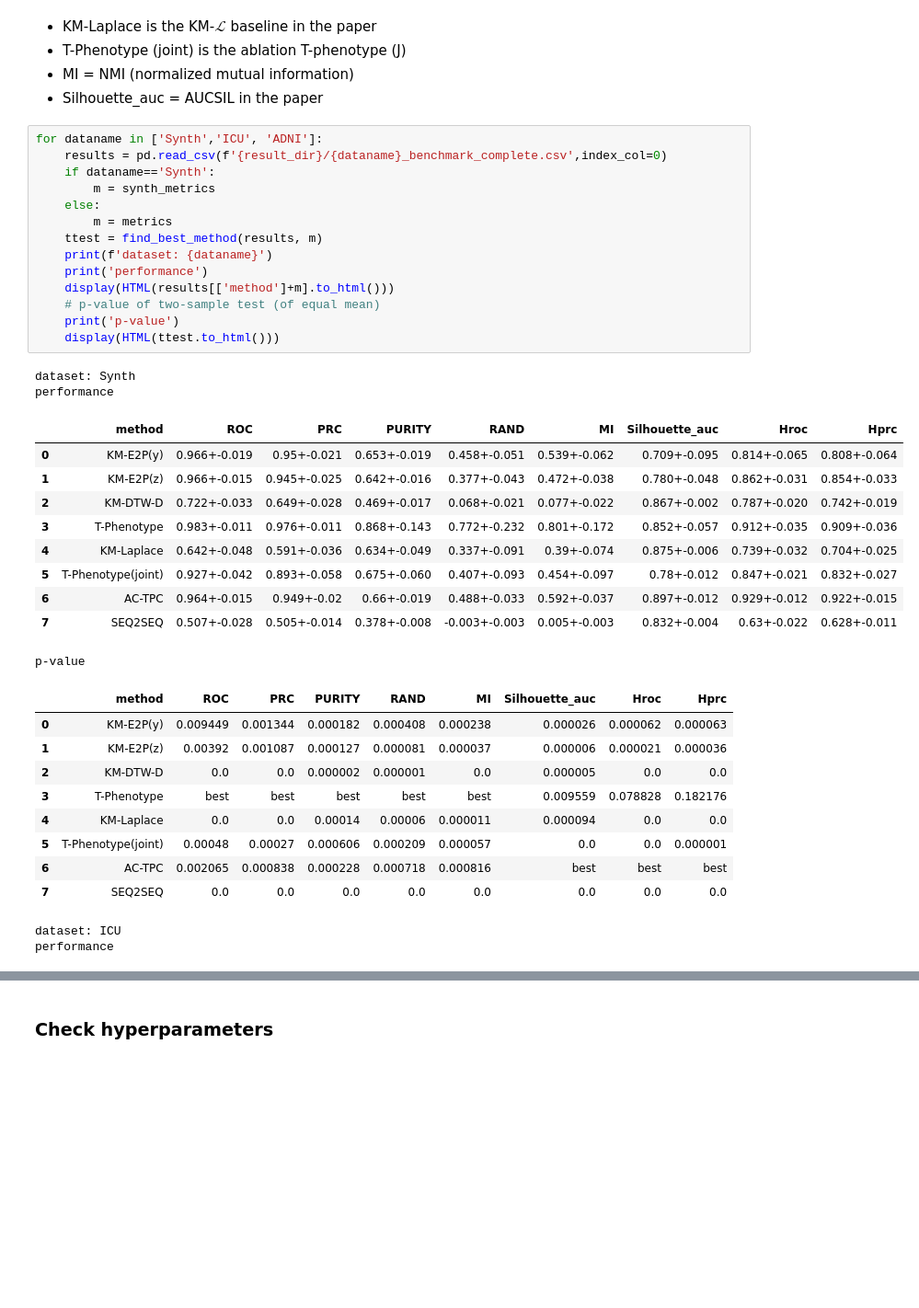
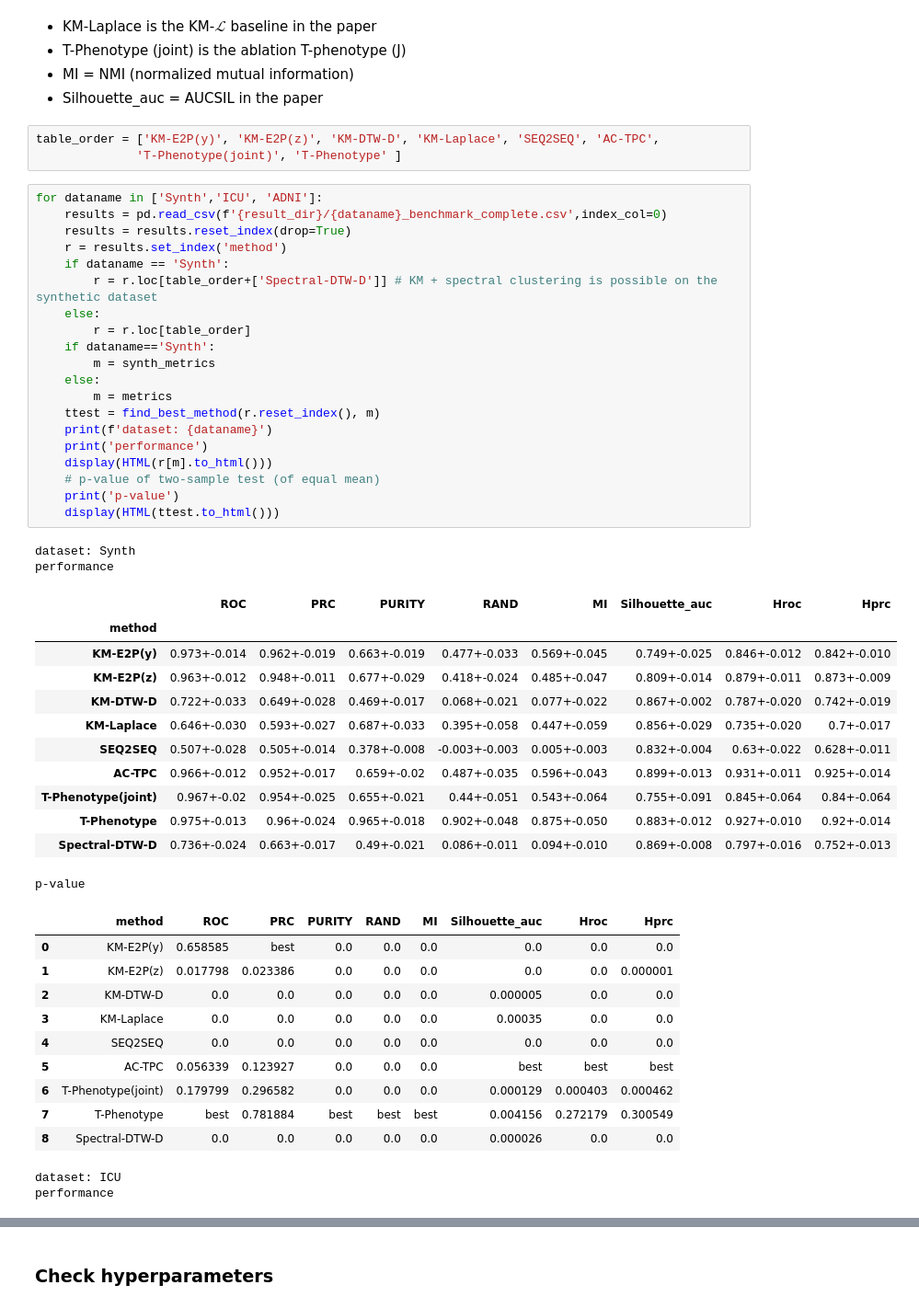
Before and after one commit to yvchao/tphenotype, a Jupyter notebook: notebooks/benchmark/summary.ipynb, the cells around one changed output, grey strips where cells are left out. Shown at 92% size. Saved outputs shown, nothing was run; the diff lists cells and outputs as text; blank space fills up the shorter version.

Commit message:
experiment: update results

```diff
--- a/notebooks/benchmark/Summary.ipynb
+++ b/notebooks/benchmark/summary.ipynb
@@ -26,41 +27,53 @@ result_dir = 'benchmark_results'
 - T-Phenotype (joint) is the ablation T-phenotype (J)
 - MI = NMI (normalized mutual information)
 - Silhouette_auc = AUCSIL in the paper
+# %%
+table_order = ['KM-E2P(y)', 'KM-E2P(z)', 'KM-DTW-D', 'KM-Laplace', 'SEQ2SEQ', 'AC-TPC',
+              'T-Phenotype(joint)', 'T-Phenotype' ]
 # %%
 for dataname in ['Synth','ICU', 'ADNI']:
     results = pd.read_csv(f'{result_dir}/{dataname}_benchmark_complete.csv',index_col=0)
+    results = results.reset_index(drop=True)
+    r = results.set_index('method')
+    if dataname == 'Synth':
+        r = r.loc[table_order+['Spectral-DTW-D']] # KM + spectral clustering is possible on the synthetic dataset
+    else:
+        r = r.loc[table_order]
     if dataname=='Synth':
         m = synth_metrics
     else:
         m = metrics
-    ttest = find_best_method(results, m)
+    ttest = find_best_method(r.reset_index(), m)
     print(f'dataset: {dataname}')
     print('performance')
-    display(HTML(results[['method']+m].to_html()))
+    display(HTML(r[m].to_html()))
     # p-value of two-sample test (of equal mean)
     print('p-value')
     display(HTML(ttest.to_html()))
 # %% [output]
 dataset: Synth
 performance
-|  | method | ROC | PRC | PURITY | RAND | MI | Silhouette_auc | Hroc | Hprc |
-| 0 | KM-E2P(y) | 0.966+-0.019 | 0.95+-0.021 | 0.653+-0.019 | 0.458+-0.051 | 0.539+-0.062 | 0.709+-0.095 | 0.814+-0.065 | 0.808+-0.064 |
-| 1 | KM-E2P(z) | 0.966+-0.015 | 0.945+-0.025 | 0.642+-0.016 | 0.377+-0.043 | 0.472+-0.038 | 0.780+-0.048 | 0.862+-0.031 | 0.854+-0.033 |
-| 2 | KM-DTW-D | 0.722+-0.033 | 0.649+-0.028 | 0.469+-0.017 | 0.068+-0.021 | 0.077+-0.022 | 0.867+-0.002 | 0.787+-0.020 | 0.742+-0.019 |
-| 3 | T-Phenotype | 0.983+-0.011 | 0.976+-0.011 | 0.868+-0.143 | 0.772+-0.232 | 0.801+-0.172 | 0.852+-0.057 | 0.912+-0.035 | 0.909+-0.036 |
-| 4 | KM-Laplace | 0.642+-0.048 | 0.591+-0.036 | 0.634+-0.049 | 0.337+-0.091 | 0.39+-0.074 | 0.875+-0.006 | 0.739+-0.032 | 0.704+-0.025 |
-| 5 | T-Phenotype(joint) | 0.927+-0.042 | 0.893+-0.058 | 0.675+-0.060 | 0.407+-0.093 | 0.454+-0.097 | 0.78+-0.012 | 0.847+-0.021 | 0.832+-0.027 |
-| 6 | AC-TPC | 0.964+-0.015 | 0.949+-0.02 | 0.66+-0.019 | 0.488+-0.033 | 0.592+-0.037 | 0.897+-0.012 | 0.929+-0.012 | 0.922+-0.015 |
-| 7 | SEQ2SEQ | 0.507+-0.028 | 0.505+-0.014 | 0.378+-0.008 | -0.003+-0.003 | 0.005+-0.003 | 0.832+-0.004 | 0.63+-0.022 | 0.628+-0.011 |
+|  | ROC | PRC | PURITY | RAND | MI | Silhouette_auc | Hroc | Hprc |
+| method |  |  |  |  |  |  |  |  |
+| KM-E2P(y) | 0.973+-0.014 | 0.962+-0.019 | 0.663+-0.019 | 0.477+-0.033 | 0.569+-0.045 | 0.749+-0.025 | 0.846+-0.012 | 0.842+-0.010 |
+| KM-E2P(z) | 0.963+-0.012 | 0.948+-0.011 | 0.677+-0.029 | 0.418+-0.024 | 0.485+-0.047 | 0.809+-0.014 | 0.879+-0.011 | 0.873+-0.009 |
+| KM-DTW-D | 0.722+-0.033 | 0.649+-0.028 | 0.469+-0.017 | 0.068+-0.021 | 0.077+-0.022 | 0.867+-0.002 | 0.787+-0.020 | 0.742+-0.019 |
+| KM-Laplace | 0.646+-0.030 | 0.593+-0.027 | 0.687+-0.033 | 0.395+-0.058 | 0.447+-0.059 | 0.856+-0.029 | 0.735+-0.020 | 0.7+-0.017 |
+| SEQ2SEQ | 0.507+-0.028 | 0.505+-0.014 | 0.378+-0.008 | -0.003+-0.003 | 0.005+-0.003 | 0.832+-0.004 | 0.63+-0.022 | 0.628+-0.011 |
+| AC-TPC | 0.966+-0.012 | 0.952+-0.017 | 0.659+-0.02 | 0.487+-0.035 | 0.596+-0.043 | 0.899+-0.013 | 0.931+-0.011 | 0.925+-0.014 |
+| T-Phenotype(joint) | 0.967+-0.02 | 0.954+-0.025 | 0.655+-0.021 | 0.44+-0.051 | 0.543+-0.064 | 0.755+-0.091 | 0.845+-0.064 | 0.84+-0.064 |
+| T-Phenotype | 0.975+-0.013 | 0.96+-0.024 | 0.965+-0.018 | 0.902+-0.048 | 0.875+-0.050 | 0.883+-0.012 | 0.927+-0.010 | 0.92+-0.014 |
+| Spectral-DTW-D | 0.736+-0.024 | 0.663+-0.017 | 0.49+-0.021 | 0.086+-0.011 | 0.094+-0.010 | 0.869+-0.008 | 0.797+-0.016 | 0.752+-0.013 |
 p-value
 |  | method | ROC | PRC | PURITY | RAND | MI | Silhouette_auc | Hroc | Hprc |
-| 0 | KM-E2P(y) | 0.009449 | 0.001344 | 0.000182 | 0.000408 | 0.000238 | 0.000026 | 0.000062 | 0.000063 |
-| 1 | KM-E2P(z) | 0.00392 | 0.001087 | 0.000127 | 0.000081 | 0.000037 | 0.000006 | 0.000021 | 0.000036 |
-| 2 | KM-DTW-D | 0.0 | 0.0 | 0.000002 | 0.000001 | 0.0 | 0.000005 | 0.0 | 0.0 |
-| 3 | T-Phenotype | best | best | best | best | best | 0.009559 | 0.078828 | 0.182176 |
-| 4 | KM-Laplace | 0.0 | 0.0 | 0.00014 | 0.00006 | 0.000011 | 0.000094 | 0.0 | 0.0 |
-| 5 | T-Phenotype(joint) | 0.00048 | 0.00027 | 0.000606 | 0.000209 | 0.000057 | 0.0 | 0.0 | 0.000001 |
-| 6 | AC-TPC | 0.002065 | 0.000838 | 0.000228 | 0.000718 | 0.000816 | best | best | best |
-| 7 | SEQ2SEQ | 0.0 | 0.0 | 0.0 | 0.0 | 0.0 | 0.0 | 0.0 | 0.0 |
+| 0 | KM-E2P(y) | 0.658585 | best | 0.0 | 0.0 | 0.0 | 0.0 | 0.0 | 0.0 |
+| 1 | KM-E2P(z) | 0.017798 | 0.023386 | 0.0 | 0.0 | 0.0 | 0.0 | 0.0 | 0.000001 |
+| 2 | KM-DTW-D | 0.0 | 0.0 | 0.0 | 0.0 | 0.0 | 0.000005 | 0.0 | 0.0 |
+| 3 | KM-Laplace | 0.0 | 0.0 | 0.0 | 0.0 | 0.0 | 0.00035 | 0.0 | 0.0 |
+| 4 | SEQ2SEQ | 0.0 | 0.0 | 0.0 | 0.0 | 0.0 | 0.0 | 0.0 | 0.0 |
+| 5 | AC-TPC | 0.056339 | 0.123927 | 0.0 | 0.0 | 0.0 | best | best | best |
+| 6 | T-Phenotype(joint) | 0.179799 | 0.296582 | 0.0 | 0.0 | 0.0 | 0.000129 | 0.000403 | 0.000462 |
+| 7 | T-Phenotype | best | 0.781884 | best | best | best | 0.004156 | 0.272179 | 0.300549 |
+| 8 | Spectral-DTW-D | 0.0 | 0.0 | 0.0 | 0.0 | 0.0 | 0.000026 | 0.0 | 0.0 |
 dataset: ICU
 performance
```
Also changed, not shown: parts of 3 cells of this notebook, 2 other files.
